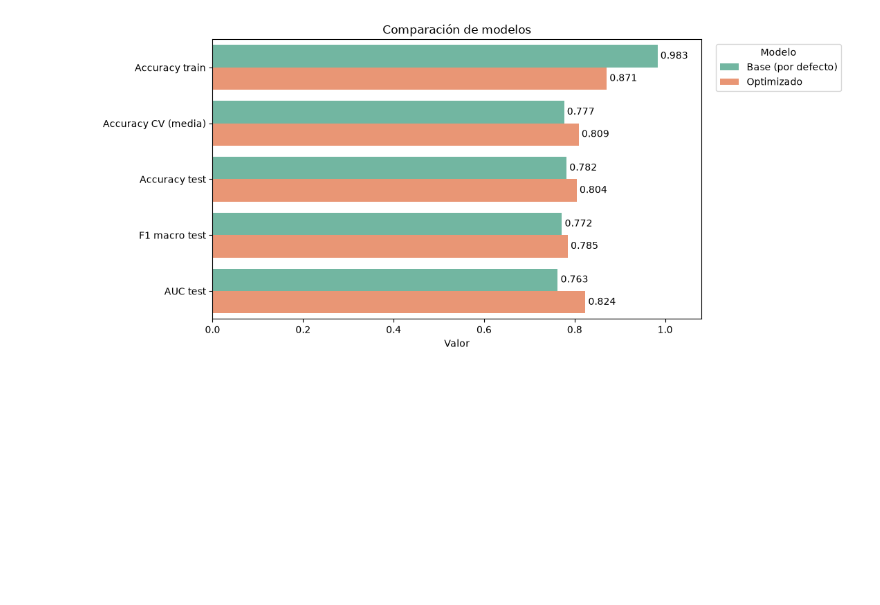
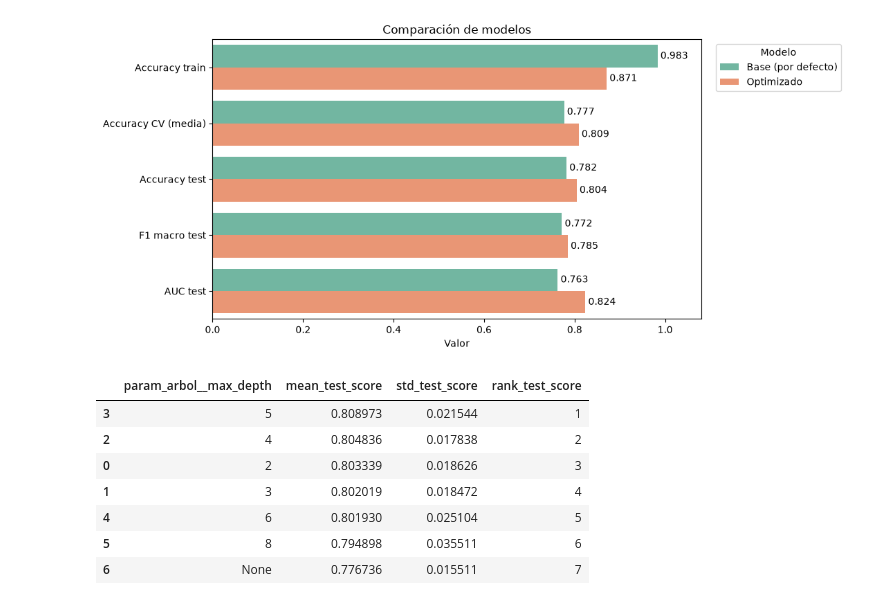
Before and after one commit to ChildishTitan90/ml-course, a Jupyter notebook: workspace/my_exercises/chapter_05/01_actividad_titanic_arbol.ipynb, the cells around one changed output. Saved outputs shown, nothing was run; the diff lists cells and outputs as text; code cells hidden in the pictures; blank space fills up the shorter version.

Commit message:
se mejoro el primer modelo del arbol titanic

```diff
--- a/workspace/my_exercises/chapter_05/01_actividad_titanic_arbol.ipynb
+++ b/workspace/my_exercises/chapter_05/01_actividad_titanic_arbol.ipynb
@@ -588,0 +591,18 @@ plt.show()
+# %%
+resultados = pd.DataFrame(busqueda.cv_results_)
+
+resultados[[
+    "param_arbol__max_depth",
+    "mean_test_score",
+    "std_test_score",
+    "rank_test_score",
+]].sort_values("rank_test_score")
+# %% [output]
+|  | param_arbol__max_depth | mean_test_score | std_test_score | rank_test_score |
+| 3 | 5 | 0.808973 | 0.021544 | 1 |
+| 2 | 4 | 0.804836 | 0.017838 | 2 |
+| 0 | 2 | 0.803339 | 0.018626 | 3 |
+| 1 | 3 | 0.802019 | 0.018472 | 4 |
+| 4 | 6 | 0.801930 | 0.025104 | 5 |
+| 5 | 8 | 0.794898 | 0.035511 | 6 |
+| 6 | None | 0.776736 | 0.015511 | 7 |
```
Also changed, not shown: parts of 1 cell of this notebook, 3 other files.
